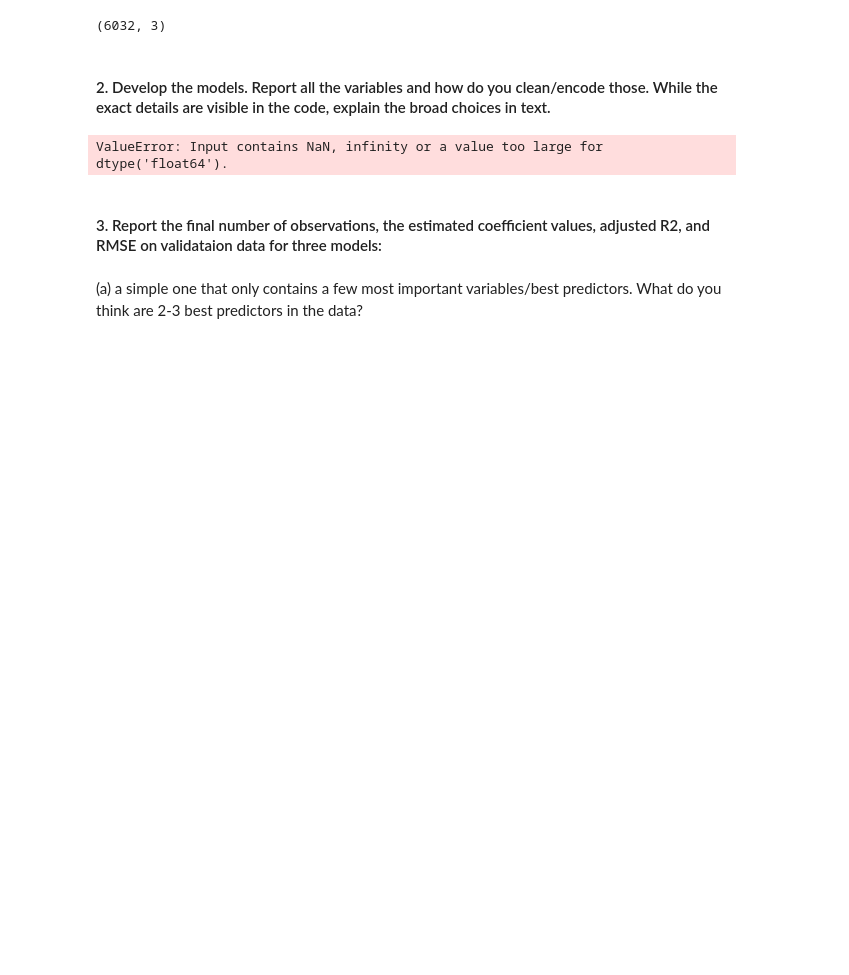
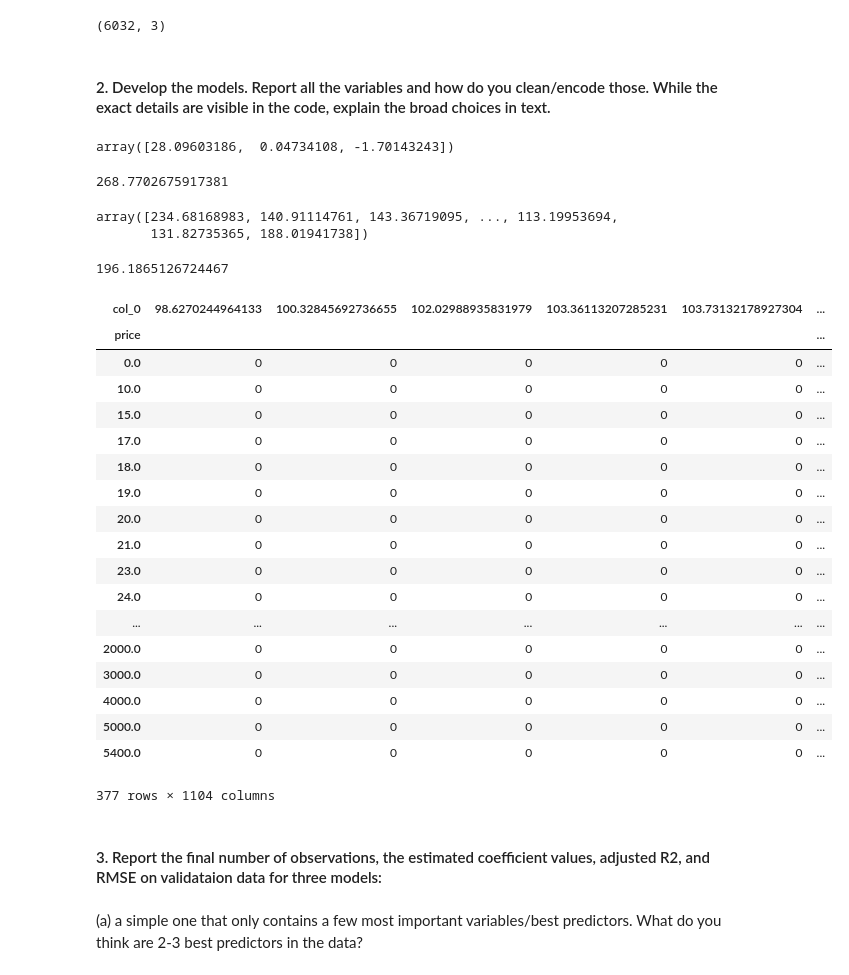
Before and after one commit to Tristan6/INFO370-PS6, a Jupyter notebook: Notebook.ipynb, the cells around one changed output. Cells and saved outputs as stored; diff of their text form; code cells hidden in the pictures; blank space fills up the shorter version.

```diff
--- a/Notebook.ipynb
+++ b/Notebook.ipynb
@@ -110,4 +84,4 @@ listings.security.mode()
 0    0.0
 dtype: float64
 # %%
-listings.beds.fillna(value = 1.0)
+listings.beds = listings.beds.fillna(value = 1.0)
@@ -153,6 +107,9 @@ listings['zipcode'].mode()
 # %% [output]
 0    98122
 dtype: object
+# %%
+review_median = listings.review_scores_rating.median()
+listings.review_scores_rating = listings.review_scores_rating.fillna(value = review_median)
 # %%
 listings['review_scores_rating'].mode()
 # %% [output]
@@ -192,9 +150,47 @@ Xtr.shape
 # %% [markdown]
 #### 2. Develop the models. Report all the variables and how do you clean/encode those. While the exact details are visible in the code, explain the broad choices in text.
 # %%
-m = slm.LinearRegression().fit(Xtr[:,:1], ytr)
+m = slm.LinearRegression().fit(Xtr[:,:], ytr)
-# %% [output]
-ValueError: Input contains NaN, infinity or a value too large for dtype('float64').
+# %%
+m.coef_
+# %% [output]
+array([28.09603186,  0.04734108, -1.70143243])
+# %%
+m.intercept_
+# %% [output]
+268.7702675917381
+# %%
+yhat = m.predict(X)
+yhat
+# %% [output]
+array([234.68168983, 140.91114761, 143.36719095, ..., 113.19953694,
+       131.82735365, 188.01941738])
+# %%
+rmse = np.sqrt(np.mean((m.predict(Xtr) - ytr) ** 2))
+# %% [output]
+196.1865126724467
+# %%
+pd.crosstab(y, yhat)
+# %% [output]
+| col_0 | 98.6270244964133 | 100.32845692736655 | 102.02988935831979 | 103.36113207285231 | 103.73132178927304 | ... |
+| price |  |  |  |  |  | ... |
+| 0.0 | 0 | 0 | 0 | 0 | 0 | ... |
+| 10.0 | 0 | 0 | 0 | 0 | 0 | ... |
+| 15.0 | 0 | 0 | 0 | 0 | 0 | ... |
+| 17.0 | 0 | 0 | 0 | 0 | 0 | ... |
+| 18.0 | 0 | 0 | 0 | 0 | 0 | ... |
+| 19.0 | 0 | 0 | 0 | 0 | 0 | ... |
+| 20.0 | 0 | 0 | 0 | 0 | 0 | ... |
+| 21.0 | 0 | 0 | 0 | 0 | 0 | ... |
+| 23.0 | 0 | 0 | 0 | 0 | 0 | ... |
+| 24.0 | 0 | 0 | 0 | 0 | 0 | ... |
+| ... | ... | ... | ... | ... | ... | ... |
+| 2000.0 | 0 | 0 | 0 | 0 | 0 | ... |
+| 3000.0 | 0 | 0 | 0 | 0 | 0 | ... |
+| 4000.0 | 0 | 0 | 0 | 0 | 0 | ... |
+| 5000.0 | 0 | 0 | 0 | 0 | 0 | ... |
+| 5400.0 | 0 | 0 | 0 | 0 | 0 | ... |
+377 rows × 1104 columns
 # %% [markdown]
 #### 3. Report the final number of observations, the estimated coefficient values, adjusted R2, and RMSE on validataion data for three models:
 # %% [markdown]
```
Also changed, not shown: parts of 14 cells of this notebook.
